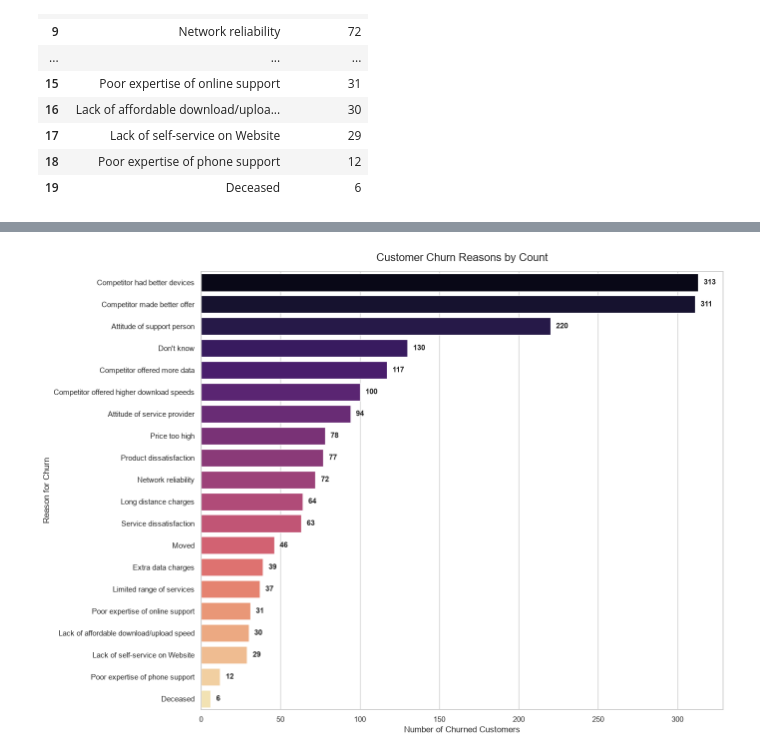
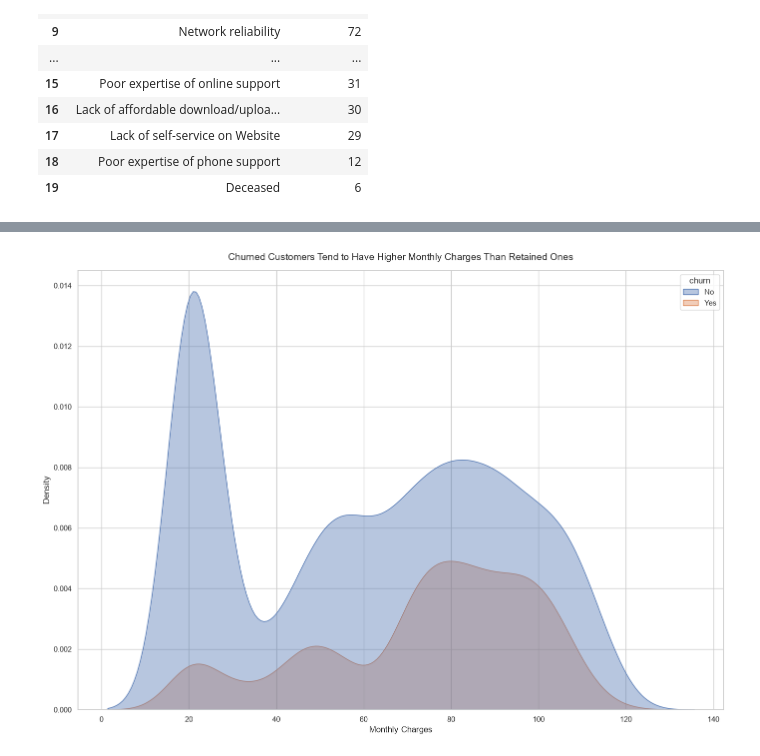
Before and after one commit to OmSoni-1/customer_retention_platform, a Jupyter notebook: notebooks/03_eda.ipynb, the cells around one changed output, grey strips where cells are left out. Cells and saved outputs as stored; diff of their text form; code cells hidden in the pictures.

```diff
--- a/notebooks/03_eda.ipynb
+++ b/notebooks/03_eda.ipynb
@@ -217,0 +174,6 @@ Passing `palette` without assigning `hue` is deprecated and will be removed in v
+# %%
+charges_df = pd.read_sql("""
+    SELECT monthly_charges, churn
+    FROM customer_churn
+""", engine)
+charges_df
@@ -218,28 +194,28 @@ Passing `palette` without assigning `hue` is deprecated and will be removed in v
 # %%
 sns.set_theme(style="whitegrid")
 plt.figure(figsize=(14, 10))  # Slightly larger figure to give numbers breathing room
 
 # 3. Create the horizontal bar plot
-ax = sns.barplot(
-    x=churn_reason_df["countchurn"],
-    y=churn_reason_df["churn_reason"],
-    data=churn_reason_df,
-    palette="magma",
-    hue="churn_reason", # Ensures correct structure for individual bar labeling
-    legend=False
+ax = sns.kdeplot(
+    x=charges_df["monthly_charges"],
+    data=charges_df,
+    #palette="Paired",
+    hue="churn",
+    legend=True,
+    fill=True,
+    alpha=0.4
 )
 
-# 4. FIX: Loop through all containers to label every single bar
-for container in ax.containers:
-    ax.bar_label(container, padding=8, fontsize=11, weight='bold')
+
 
 # 5. Customize titles and labels
-plt.title("Customer Churn Reasons by Count", fontsize=16, pad=15)
-plt.xlabel("Number of Churned Customers", fontsize=12)
-plt.ylabel("Reason for Churn", fontsize=12)
+plt.title("Churned Customers Tend to Have Higher Monthly Charges Than Retained Ones", fontsize=14, pad=15)
+plt.xlabel("Monthly Charges", fontsize=12)
+plt.ylabel("Density", fontsize=12)
 
-# 6. Adjust layout so long text labels don't get cut off
+
 plt.tight_layout()
+plt.savefig("../outputs/monthly_charges_distribution.png", dpi=150, bbox_inches='tight')
 plt.show()
 # %% [output]
-[figure, old version]
+[figure, new version]
```
Also changed, not shown: parts of 18 cells of this notebook, 8 other files.
